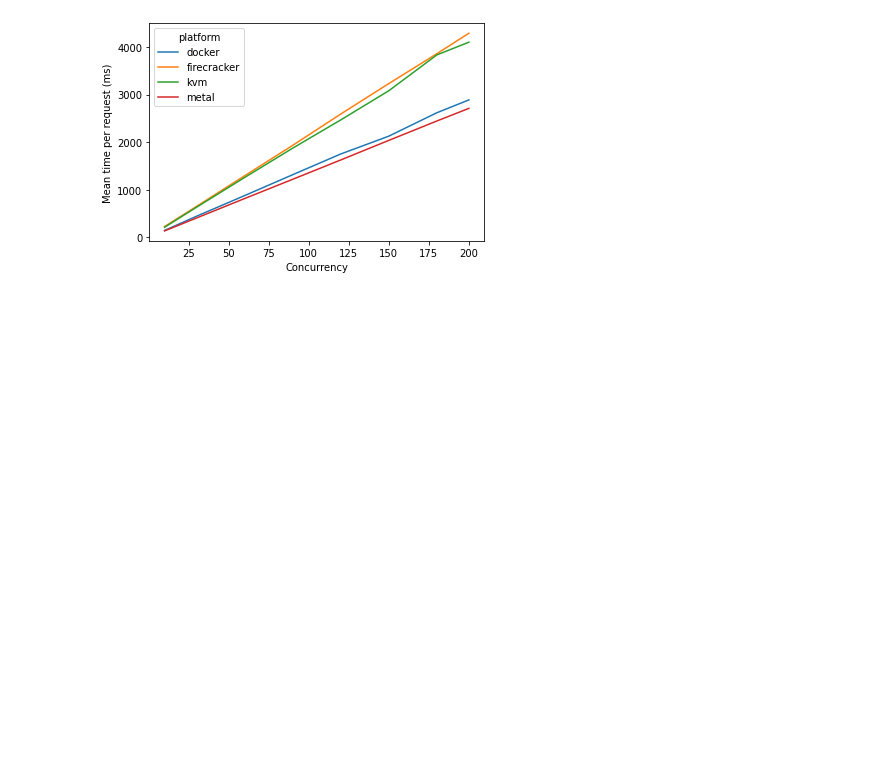
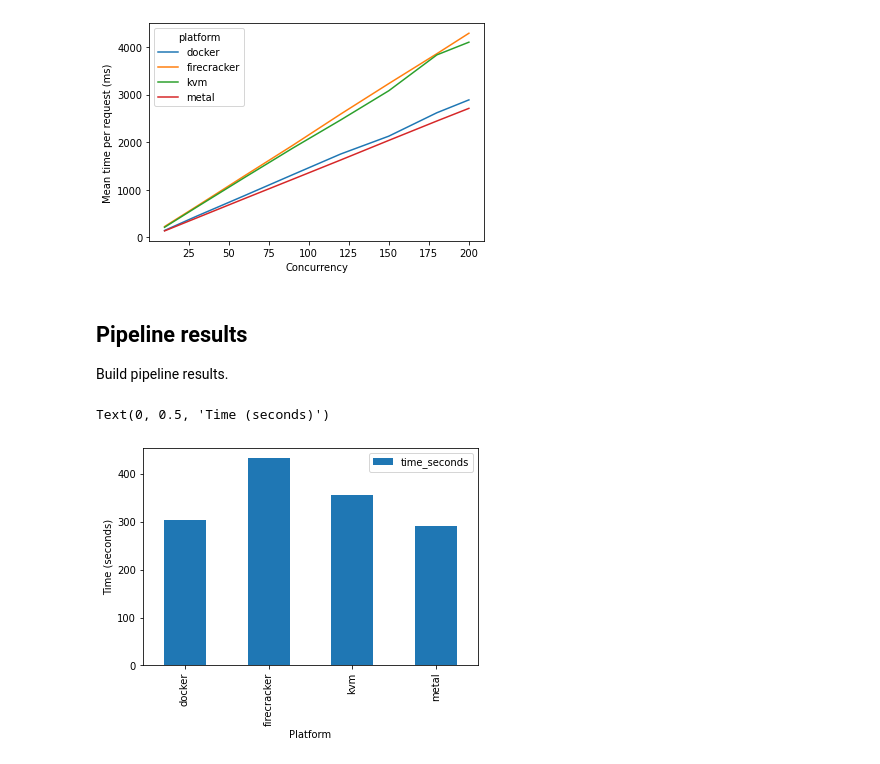
Before and after one commit to ppeerttu/virtualization-benchmarks, a Jupyter notebook: analysis/initial-visualization.ipynb, the cells around one changed output. Saved outputs shown, nothing was run; the diff lists cells and outputs as text; code cells hidden in the pictures; blank space fills up the shorter version.

Commit message:
Pipeline results visualization

```diff
--- a/analysis/initial-visualization.ipynb
+++ b/analysis/initial-visualization.ipynb
@@ -16,6 +16,7 @@ fileior_path = "{}/fileio_read_results.csv".format(data_dir)
 fileiow_path  ="{}/fileio_write_results.csv".format(data_dir)
 cpu_path = "{}/cpu_results.csv".format(data_dir)
 http_path = "{}/http_benchmark_results.csv".format(data_dir)
+pipeline_path = "{}/pipeline_results.csv".format(data_dir)
 # %% [markdown]
 ## Boot times
 
@@ -115,3 +116,16 @@ ax.set_ylabel("Mean time per request (ms)")
 # %% [output]
 Text(0, 0.5, 'Mean time per request (ms)')
 [figure]
+# %% [markdown]
+## Pipeline results
+
+Build pipeline results.
+# %%
+df = pd.read_csv(pipeline_path)
+
+ax = df.groupby(["platform"]).mean().plot.bar()
+ax.set_xlabel("Platform")
+ax.set_ylabel("Time (seconds)")
+# %% [output]
+Text(0, 0.5, 'Time (seconds)')
+[figure, added]
```
